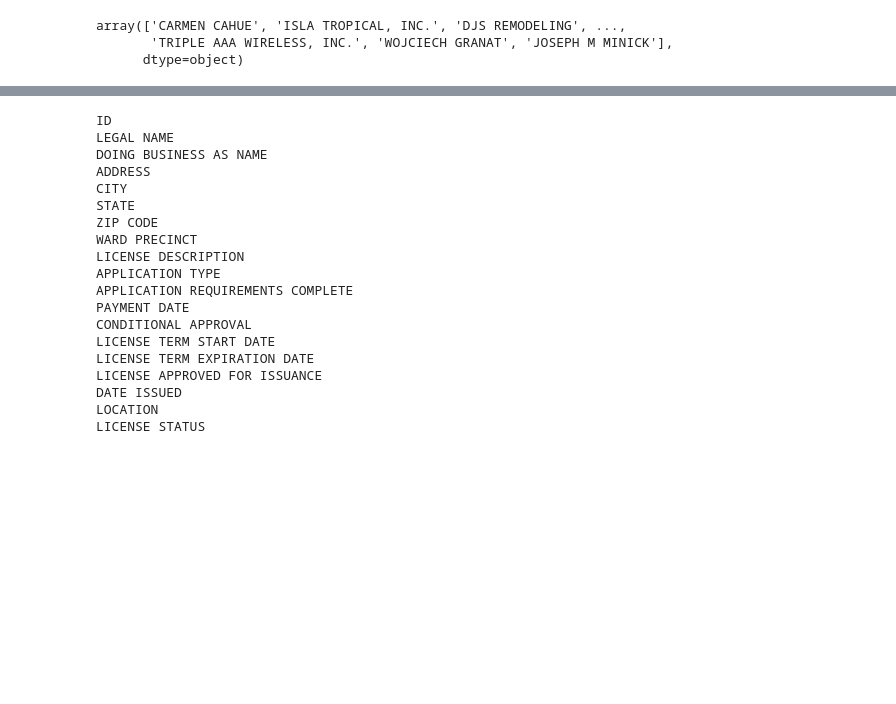
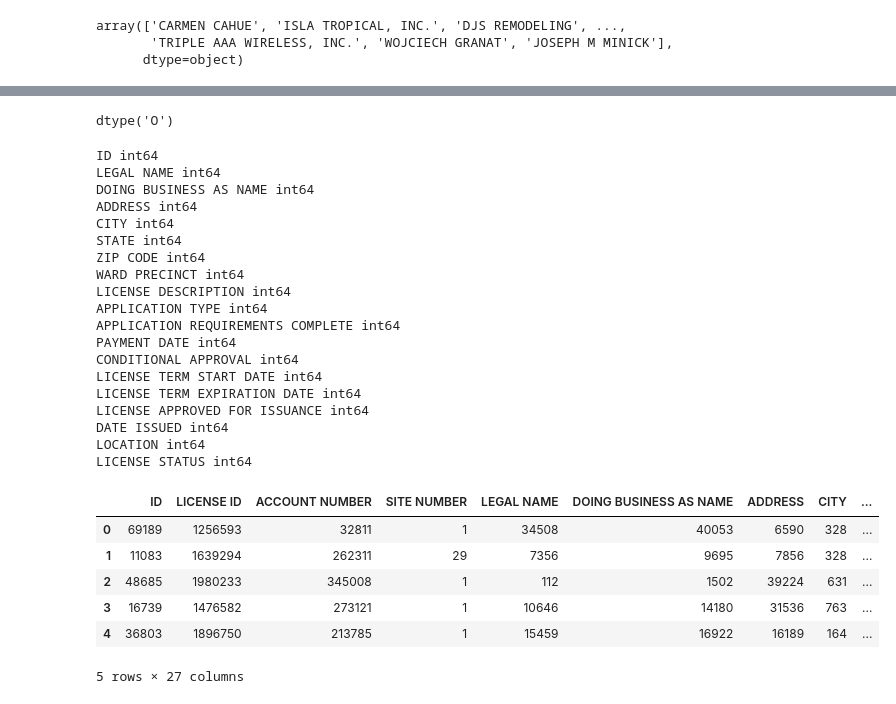
Before and after one commit to olive-green/data-science, a Jupyter notebook: hackathon-1/submission_file.ipynb, the cells around one changed output, grey strips where cells are left out. Saved outputs shown, nothing was run; the diff lists cells and outputs as text; code cells hidden in the pictures; blank space fills up the shorter version.

```diff
--- a/hackathon-1/submission_file.ipynb
+++ b/hackathon-1/submission_file.ipynb
@@ -289,26 +315,41 @@ array(['CARMEN CAHUE', 'ISLA TROPICAL, INC.', 'DJS REMODELING', ...,
+# %%
+df["ZIP CODE"].dtype
+# %% [output]
+dtype('O')
 # %%
 from sklearn.preprocessing import LabelEncoder
 encoder=LabelEncoder()
 for var in cat_var.keys():
-  # df[var]=encoder.fit_transform(df[var])
-  print(var)
+  df[var]=encoder.fit_transform(df[var].astype(str))
+
+  print(var, df[var].dtype)
 # %% [output]
-ID
-LEGAL NAME
-DOING BUSINESS AS NAME
-ADDRESS
-CITY
-STATE
-ZIP CODE
-WARD PRECINCT
-LICENSE DESCRIPTION
-APPLICATION TYPE
-APPLICATION REQUIREMENTS COMPLETE
-PAYMENT DATE
-CONDITIONAL APPROVAL
-LICENSE TERM START DATE
-LICENSE TERM EXPIRATION DATE
-LICENSE APPROVED FOR ISSUANCE
-DATE ISSUED
-LOCATION
-LICENSE STATUS
+ID int64
+LEGAL NAME int64
+DOING BUSINESS AS NAME int64
+ADDRESS int64
+CITY int64
+STATE int64
+ZIP CODE int64
+WARD PRECINCT int64
+LICENSE DESCRIPTION int64
+APPLICATION TYPE int64
+APPLICATION REQUIREMENTS COMPLETE int64
+PAYMENT DATE int64
+CONDITIONAL APPROVAL int64
+LICENSE TERM START DATE int64
+LICENSE TERM EXPIRATION DATE int64
+LICENSE APPROVED FOR ISSUANCE int64
+DATE ISSUED int64
+LOCATION int64
+LICENSE STATUS int64
+# %%
+df.head()
+# %% [output]
+|  | ID | LICENSE ID | ACCOUNT NUMBER | SITE NUMBER | LEGAL NAME | DOING BUSINESS AS NAME | ADDRESS | CITY | ... |
+| 0 | 69189 | 1256593 | 32811 | 1 | 34508 | 40053 | 6590 | 328 | ... |
+| 1 | 11083 | 1639294 | 262311 | 29 | 7356 | 9695 | 7856 | 328 | ... |
+| 2 | 48685 | 1980233 | 345008 | 1 | 112 | 1502 | 39224 | 631 | ... |
+| 3 | 16739 | 1476582 | 273121 | 1 | 10646 | 14180 | 31536 | 763 | ... |
+| 4 | 36803 | 1896750 | 213785 | 1 | 15459 | 16922 | 16189 | 164 | ... |
+5 rows × 27 columns
```
Also changed, not shown: parts of 14 cells of this notebook.
